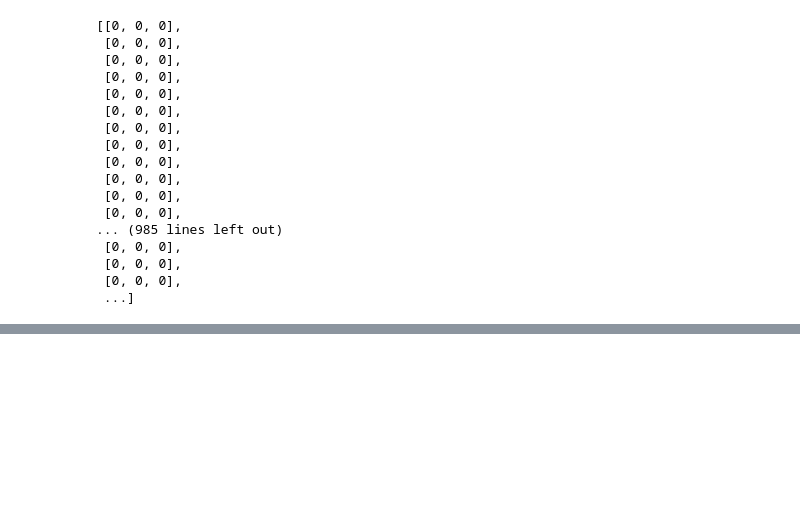
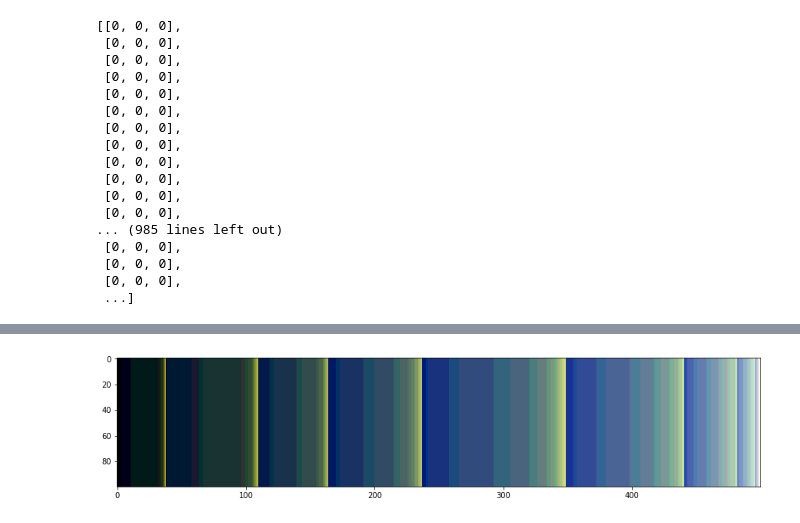
Before and after one commit to jfmolano/img_exploration, a Jupyter notebook: img_color_id.ipynb, the cells around one changed output, grey strips where cells are left out. Drawn from its saved outputs; the diff is of its cells as text; code cells hidden in the pictures; blank space fills up the shorter version.

```diff
--- a/img_color_id.ipynb
+++ b/img_color_id.ipynb
@@ -213,0 +265,4 @@ plt.show()
+# %%
+signature_4(25,img_vang)
+# %% [output]
+[figure, added]
```
Also changed, not shown: parts of 10 cells of this notebook, 4 other files.
